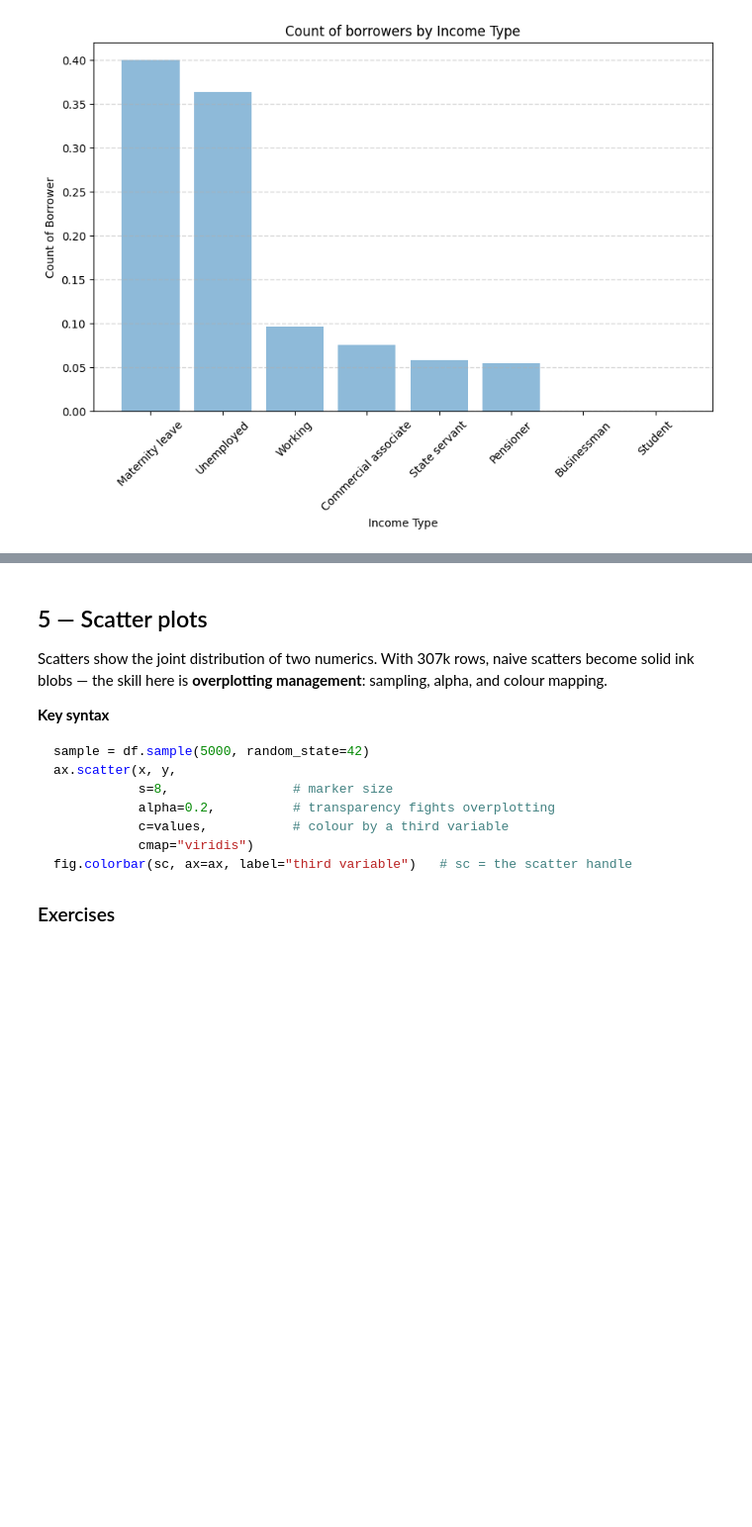
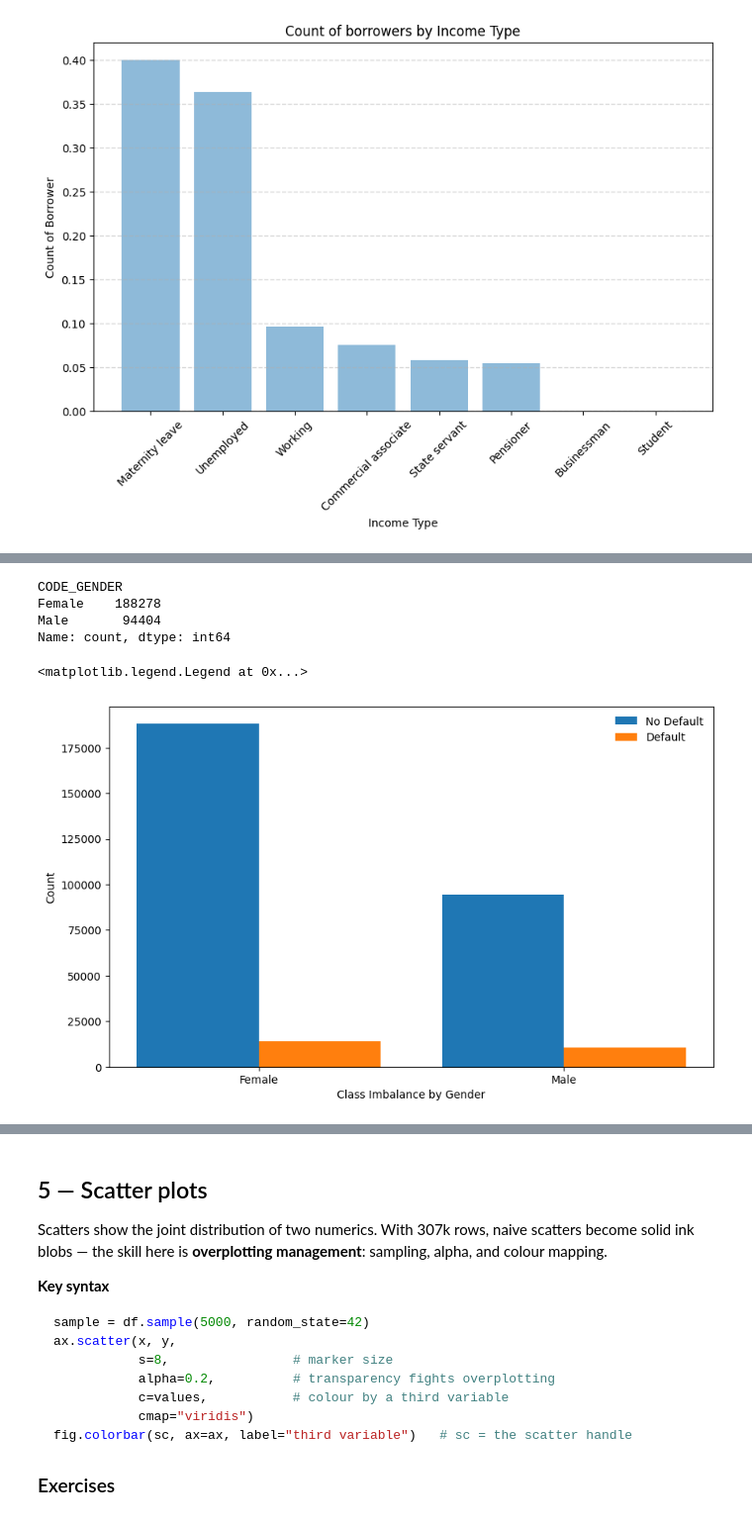
Before and after one commit to smallchuch/CreditRiskLearning, a Jupyter notebook: Learning Journey/1.5 Matplotlib + Seaborn/matplotlib_seaborn_practice_home_credit.ipynb, the cells around one changed output, grey strips where cells are left out. Shown at 99% size. Cells and saved outputs as stored; diff of their text form; code cells hidden in the pictures; blank space fills up the shorter version.

```diff
--- a/Learning Journey/1.5 Matplotlib + Seaborn/matplotlib_seaborn_practice_home_credit.ipynb
+++ b/Learning Journey/1.5 Matplotlib + Seaborn/matplotlib_seaborn_practice_home_credit.ipynb
@@ -671,4 +740,41 @@ plt.show()
 # %%
 # Ex 4.3 — grouped bars by gender and target
+
+df['CODE_GENDER'].value_counts()
+
+df['CODE_GENDER'] = df['CODE_GENDER'].replace({'F': 'Female', 'M': 'Male'})
+
+df = df[df['CODE_GENDER'] != 'XNA']
+
+# pd.crosstab(df['CODE_GENDER'], df['TARGET']).plot(kind='bar', stacked=False)
+
+gender_no_default =  df[df['TARGET'] == 0]['CODE_GENDER'].value_counts().sort_index()
+gender_default =  df[df['TARGET'] == 1]['CODE_GENDER'].value_counts().sort_index()
+
+print(gender_no_default.head(5))
+gender_default.head(5)
+
+fig, ax = plt.subplots(figsize=(10,6))
+
+x = np.arange(len(gender_default.index)); w = 0.4
+ax.bar(x - w/2, gender_no_default, width=w, label = "No Default")
+ax.bar(x + w/2, gender_default, width=w, label = "Default")
+
+ax.set_xticks(x, gender_default.index)
+
+# Can also use:
+# ax.set_xticks(x, ["Female", "Male"])
+
+ax.set_xlabel('Class Imbalance by Gender')
+ax.set_ylabel('Count')
+
+ax.legend(frameon=False)
+# %% [output]
+CODE_GENDER
+Female    188278
+Male       94404
+Name: count, dtype: int64
+<matplotlib.legend.Legend at 0x...>
+[figure, added]
 # %%
 # Ex 4.4 — default rate by occupation
```
Also changed, not shown: parts of 6 cells of this notebook, 1 other file.
